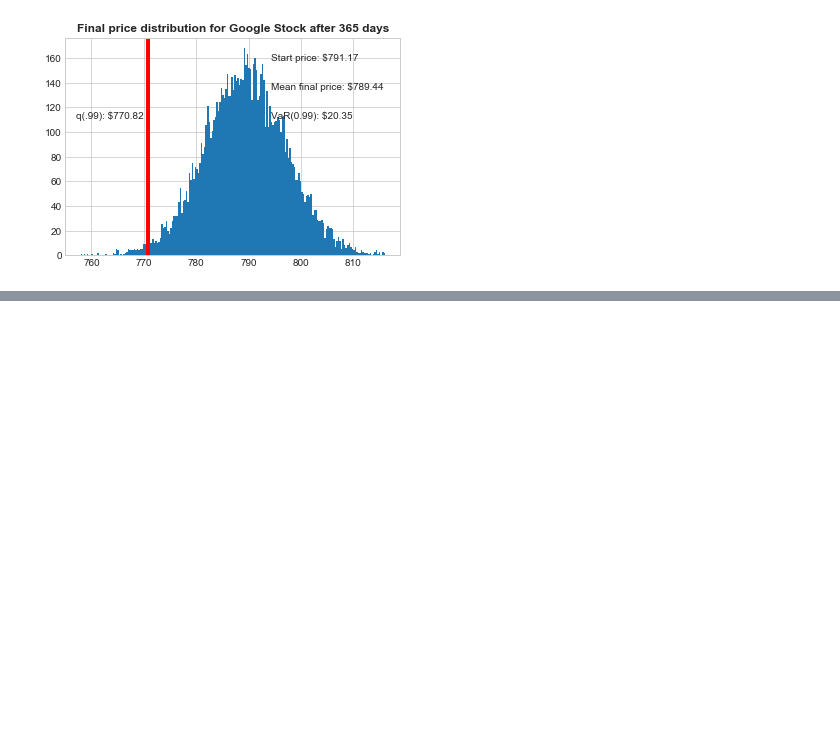
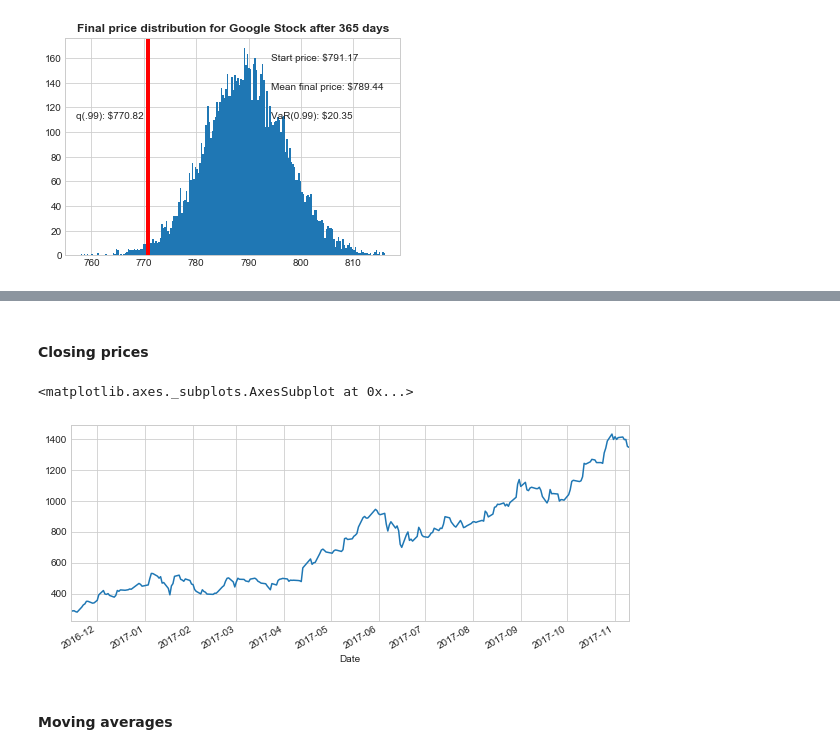
Before and after one commit to anan44/stock_market_analysis, a Jupyter notebook: Stock Market Analysis.ipynb, the cells around one changed output, grey strips where cells are left out. Cells and saved outputs as stored; diff of their text form; code cells hidden in the pictures; blank space fills up the shorter version.

```diff
--- a/Stock Market Analysis.ipynb
+++ b/Stock Market Analysis.ipynb
@@ -289,0 +292,3 @@ Text(0.5,1,'Final price distribution for Google Stock after 365 days')
+# %%
+bp = web.DataReader("PRSM", "google", start, end)
+bp.head()
@@ -289,0 +303,9 @@ Text(0.5,1,'Final price distribution for Google Stock after 365 days')
+# %% [markdown]
+#### Closing prices
+# %%
+bp["Close"].plot(figsize=(10,4))
+# %% [output]
+<matplotlib.axes._subplots.AxesSubplot at 0x...>
+[figure, added]
+# %% [markdown]
+#### Moving averages
```
Also changed, not shown: parts of 11 cells of this notebook.
